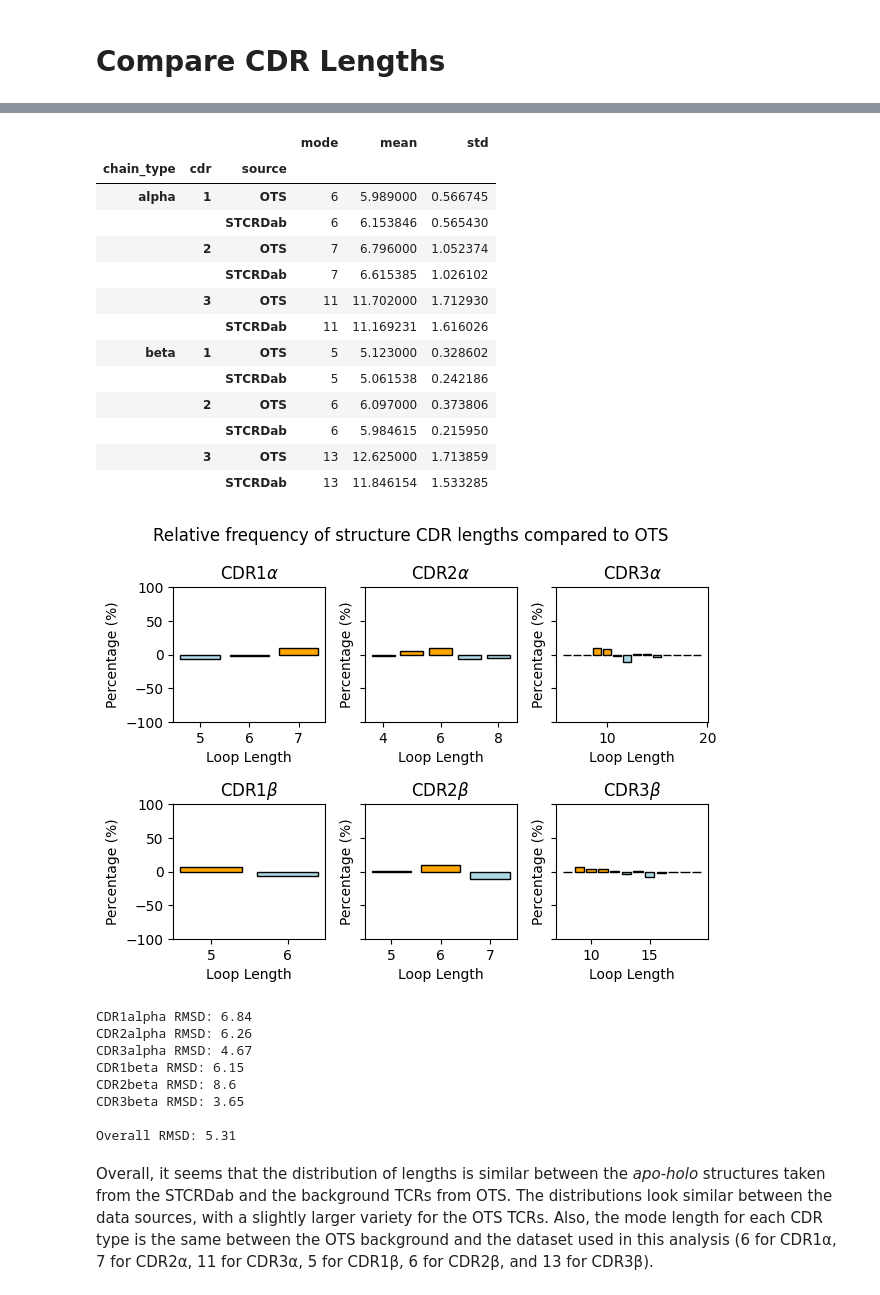
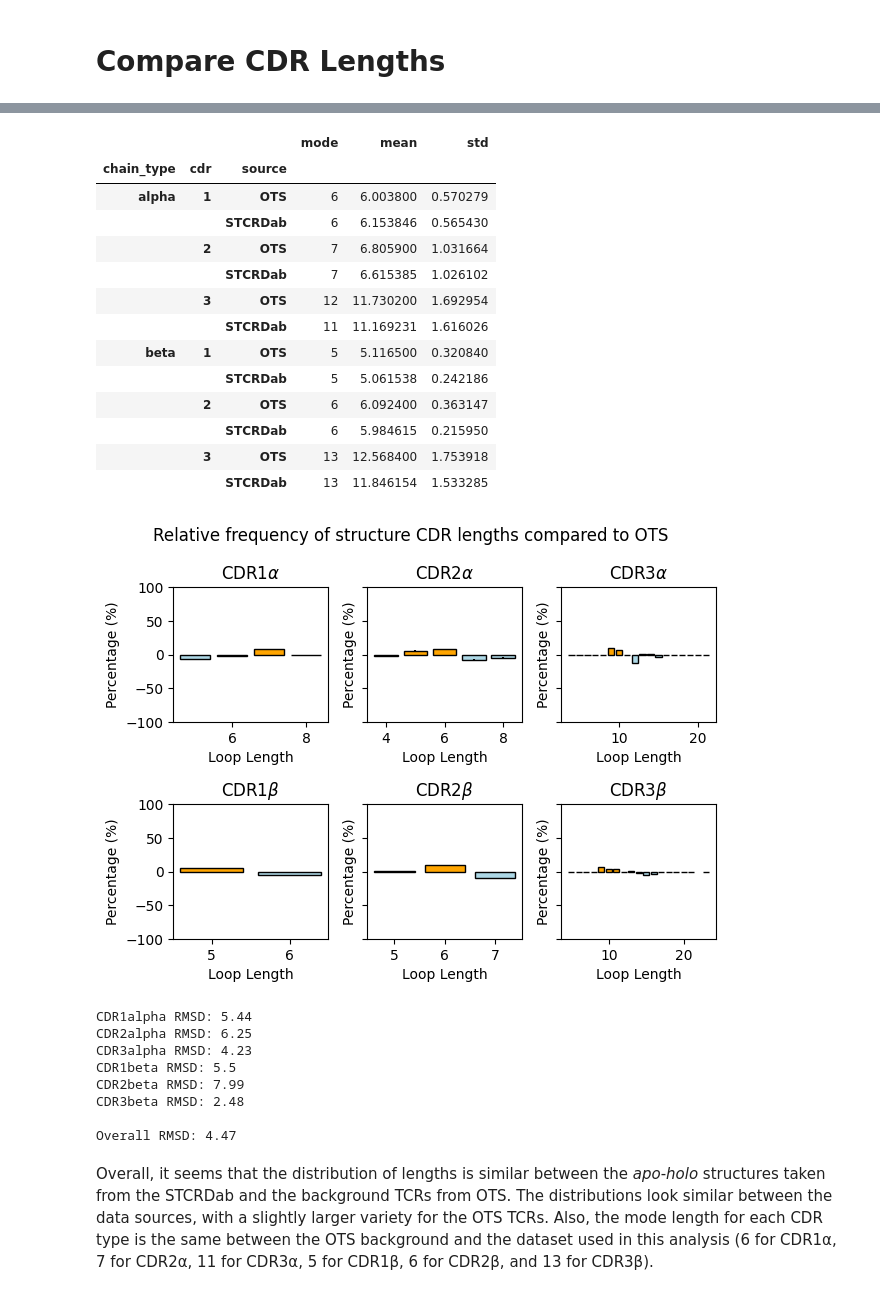
Before and after one commit to benjiemc/tcr-pmhc-interface-analysis, a Jupyter notebook: notebooks/Ascertaining_the_generalisability_of_the_structure_data.ipynb, the cells around one changed output, grey strips where cells are left out. Saved outputs shown, nothing was run; the diff lists cells and outputs as text; code cells hidden in the pictures.

```diff
--- a/notebooks/Ascertaining_the_generalisability_of_the_structure_data.ipynb
+++ b/notebooks/Ascertaining_the_generalisability_of_the_structure_data.ipynb
@@ -59,7 +59,13 @@ ots_sample_genes
 # %%
 ots_sample_cdrs = ots_sample.filter(regex=r'^cdr\d_aa_[alpha|beta]', axis=1)
+cdr_cols = ots_sample_cdrs.columns.tolist()
 
-ots_sample_cdrs = ots_sample_cdrs.melt(value_vars=ots_sample_cdrs.columns, var_name='cdr_type', value_name='sequence')
+ots_sample_cdrs = pd.concat([ots_sample_cdrs, ots_sample['sample_num']], axis='columns')
+
+ots_sample_cdrs = ots_sample_cdrs.melt(id_vars='sample_num',
+                                       value_vars=cdr_cols,
+                                       var_name='cdr_type',
+                                       value_name='sequence')
 ots_sample_cdrs[['cdr', 'chain_type']] = ots_sample_cdrs['cdr_type'].str.extract('cdr(\d)_aa_(alpha|beta)')
 
 ots_sample_cdrs['length'] = ots_sample_cdrs['sequence'].str.len()
@@ -179,7 +185,17 @@ cdr_lengths
 # %%
-ots_sample_cdrs_proptions = ots_sample_cdrs.groupby(['chain_type', 'cdr'])['length'].value_counts(normalize=True) * 100
+ots_sample_cdrs_proptions = (ots_sample_cdrs.groupby(['chain_type', 'cdr', 'sample_num'])
+                                            ['length']
+                                            .value_counts(normalize=True)
+                                            * 100)
 ots_sample_cdrs_proptions.name = 'percentage'
 ots_sample_cdrs_proptions = ots_sample_cdrs_proptions.reset_index()
+# %%
+ots_sample_cdrs_proptions_agg = (ots_sample_cdrs_proptions.groupby(['chain_type', 'cdr', 'length'])
+                                                          .agg({'percentage': ['mean', 'sem']})
+                                                          .fillna(0.0)
+                                                          .reset_index())
+ots_sample_cdrs_proptions_agg.columns = ['_'.join(col).rstrip('_').replace('_mean', '')
+                                         for col in ots_sample_cdrs_proptions_agg.columns]
 # %%
 apo_holo_cdr_length_proportions = (apo_holo_cdr_sequences.groupby(['chain_type', 'cdr'])
                                    ['length']
@@ -188,10 +204,10 @@ apo_holo_cdr_length_proportions = (apo_holo_cdr_sequences.groupby(['chain_type',
 apo_holo_cdr_length_proportions.name = 'percentage'
 apo_holo_cdr_length_proportions = apo_holo_cdr_length_proportions.reset_index()
 # %%
-cdr_length_proportions = ots_sample_cdrs_proptions.merge(apo_holo_cdr_length_proportions,
-                                                         how='outer',
-                                                         on=['chain_type', 'cdr', 'length'],
-                                                         suffixes=['_ots', '_stcrdab']).fillna(0)
+cdr_length_proportions = ots_sample_cdrs_proptions_agg.merge(apo_holo_cdr_length_proportions,
+                                                             how='outer',
+                                                             on=['chain_type', 'cdr', 'length'],
+                                                             suffixes=['_ots', '_stcrdab']).fillna(0)
 
 
 cdr_length_proportions['difference'] = (cdr_length_proportions['percentage_stcrdab']
@@ -213,38 +236,40 @@ cdr_lengths.groupby(['chain_type', 'cdr', 'source'])['length'].agg([pd.Series.mo
 # %% [output]
 |  |  |  | mode | mean | std |
 | chain_type | cdr | source |  |  |  |
-| alpha | 1 | OTS | 6 | 5.989000 | 0.566745 |
+| alpha | 1 | OTS | 6 | 6.003800 | 0.570279 |
 |  |  | STCRDab | 6 | 6.153846 | 0.565430 |
-|  | 2 | OTS | 7 | 6.796000 | 1.052374 |
+|  | 2 | OTS | 7 | 6.805900 | 1.031664 |
 |  |  | STCRDab | 7 | 6.615385 | 1.026102 |
-|  | 3 | OTS | 11 | 11.702000 | 1.712930 |
+|  | 3 | OTS | 12 | 11.730200 | 1.692954 |
 |  |  | STCRDab | 11 | 11.169231 | 1.616026 |
-| beta | 1 | OTS | 5 | 5.123000 | 0.328602 |
+| beta | 1 | OTS | 5 | 5.116500 | 0.320840 |
 |  |  | STCRDab | 5 | 5.061538 | 0.242186 |
-|  | 2 | OTS | 6 | 6.097000 | 0.373806 |
+|  | 2 | OTS | 6 | 6.092400 | 0.363147 |
 |  |  | STCRDab | 6 | 5.984615 | 0.215950 |
-|  | 3 | OTS | 13 | 12.625000 | 1.713859 |
+|  | 3 | OTS | 13 | 12.568400 | 1.753918 |
 |  |  | STCRDab | 13 | 11.846154 | 1.533285 |
 # %%
 fig, axes = plt.subplots(ncols=3, nrows=2, tight_layout=True, sharey=True)
 plt.ylim([-100, 100])
 fig.suptitle('Relative frequency of structure CDR lengths compared to OTS')
 
 for i, chain_type in enumerate(('alpha', 'beta')):
     for j, cdr in enumerate(('1', '2', '3')):
         proportion_data = cdr_length_proportions.query("chain_type == @chain_type and cdr == @cdr")
         colors = proportion_data['difference'].map(lambda diff: 'lightblue' if diff < 0 else 'orange')
 
-        axes[i, j].bar(proportion_data['length'], proportion_data['difference'], color=colors, edgecolor='black')
+        axes[i, j].bar(proportion_data['length'], proportion_data['difference'],
+                       yerr=proportion_data['percentage_sem'],
+                       color=colors, edgecolor='black')
 
         axes[i, j].set_title(f'CDR{cdr}$\\{chain_type}$')
         axes[i, j].set_xlabel('Loop Length')
         axes[i, j].set_ylabel('Percentage (%)')
 
 plt.savefig('../report/figures/stcrdab_ots_cdr_lengths_proportions.svg')
 plt.show()
 # %% [output]
-[figure, old version]
+[figure, new version]
 # %%
 for chain_type in ('alpha', 'beta'):
     for cdr in ('1', '2', '3'):
@@ -254,14 +279,14 @@ for chain_type in ('alpha', 'beta'):
 print()
 print('Overall RMSD:', round(rmsd(cdr_length_proportions['difference']), 2))
 # %% [output]
-CDR1alpha RMSD: 6.84
-CDR2alpha RMSD: 6.26
-CDR3alpha RMSD: 4.67
-CDR1beta RMSD: 6.15
-CDR2beta RMSD: 8.6
-CDR3beta RMSD: 3.65
+CDR1alpha RMSD: 5.44
+CDR2alpha RMSD: 6.25
+CDR3alpha RMSD: 4.23
+CDR1beta RMSD: 5.5
+CDR2beta RMSD: 7.99
+CDR3beta RMSD: 2.48
 
-Overall RMSD: 5.31
+Overall RMSD: 4.47
 # %% [markdown]
 Overall, it seems that the distribution of lengths is similar between the *apo*-*holo* structures taken from the STCRDab and the background TCRs from OTS.
 The distributions look similar between the data sources, with a slightly larger variety for the OTS TCRs.
```
Also changed, not shown: parts of 22 cells of this notebook, 3 other files.
